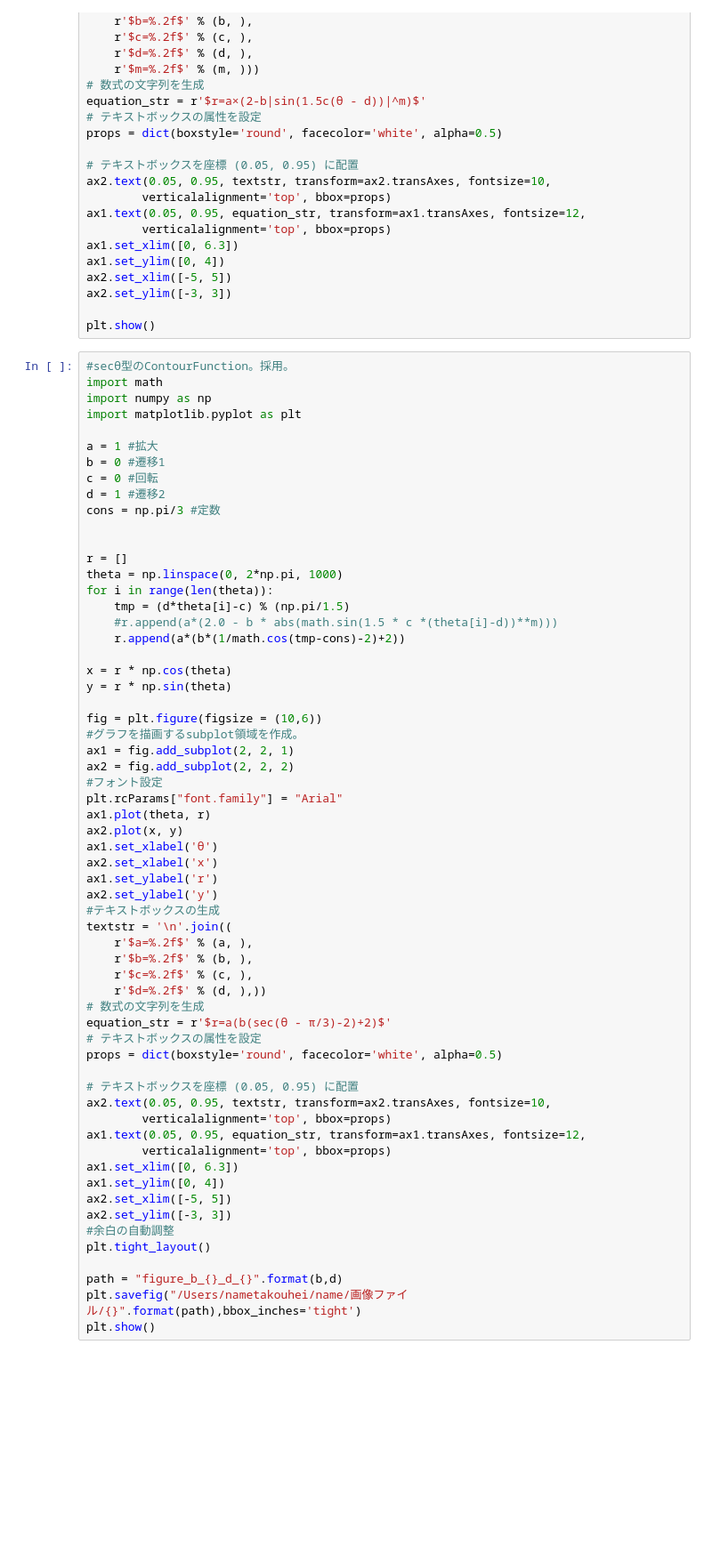
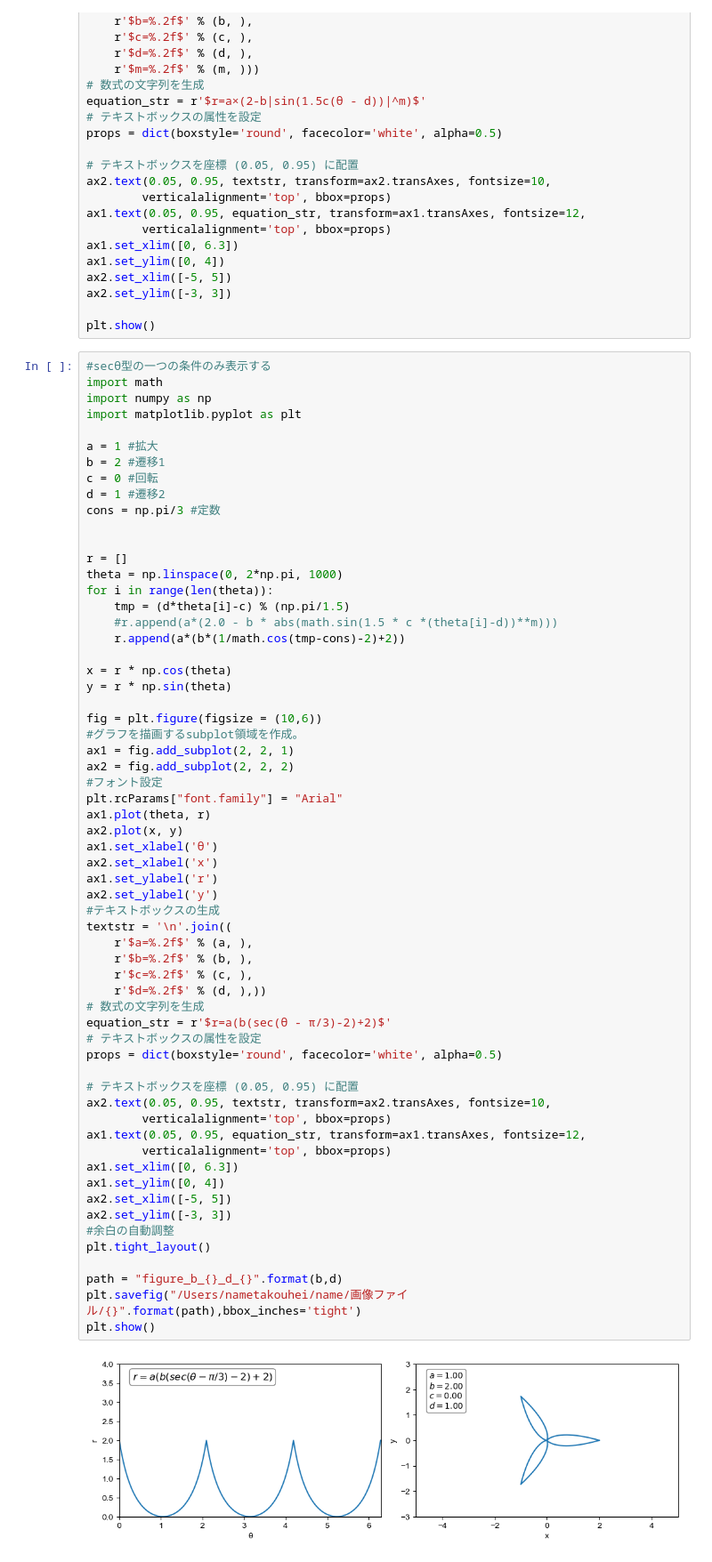
Before and after one commit to nameko-ko/name, a Jupyter notebook: ContourFunction.ipynb, the cells around one changed output. Shown at 89% size. Saved outputs shown, nothing was run; the diff lists cells and outputs as text; blank space fills up the shorter version.

```diff
--- a/ContourFunction.ipynb
+++ b/ContourFunction.ipynb
@@ -54,13 +54,13 @@ ax2.set_ylim([-3, 3])
 
 plt.show()
 # %%
-#secθ型のContourFunction。採用。
+#secθ型の一つの条件のみ表示する
 import math
 import numpy as np
 import matplotlib.pyplot as plt
 
 a = 1 #拡大
-b = 0 #遷移1
+b = 2 #遷移1
 c = 0 #回転
 d = 1 #遷移2
 cons = np.pi/3 #定数
@@ -87,30 +87,32 @@ ax2.plot(x, y)
 ax1.set_xlabel('θ')
 ax2.set_xlabel('x')
 ax1.set_ylabel('r')
 ax2.set_ylabel('y')
 #テキストボックスの生成
 textstr = '\n'.join((
     r'$a=%.2f$' % (a, ),
     r'$b=%.2f$' % (b, ),
     r'$c=%.2f$' % (c, ),
     r'$d=%.2f$' % (d, ),))
 # 数式の文字列を生成
 equation_str = r'$r=a(b(sec(θ - π/3)-2)+2)$'
 # テキストボックスの属性を設定
 props = dict(boxstyle='round', facecolor='white', alpha=0.5)
 
 # テキストボックスを座標 (0.05, 0.95) に配置
 ax2.text(0.05, 0.95, textstr, transform=ax2.transAxes, fontsize=10,
         verticalalignment='top', bbox=props)
 ax1.text(0.05, 0.95, equation_str, transform=ax1.transAxes, fontsize=12,
         verticalalignment='top', bbox=props)
 ax1.set_xlim([0, 6.3])
 ax1.set_ylim([0, 4])
 ax2.set_xlim([-5, 5])
 ax2.set_ylim([-3, 3])
 #余白の自動調整
 plt.tight_layout()
 
 path = "figure_b_{}_d_{}".format(b,d)
 plt.savefig("/Users/nametakouhei/name/画像ファイル/{}".format(path),bbox_inches='tight')
 plt.show()
+# %% [output]
+[figure, added]
```
Also changed, not shown: parts of 1 cell of this notebook, 1 other file.
